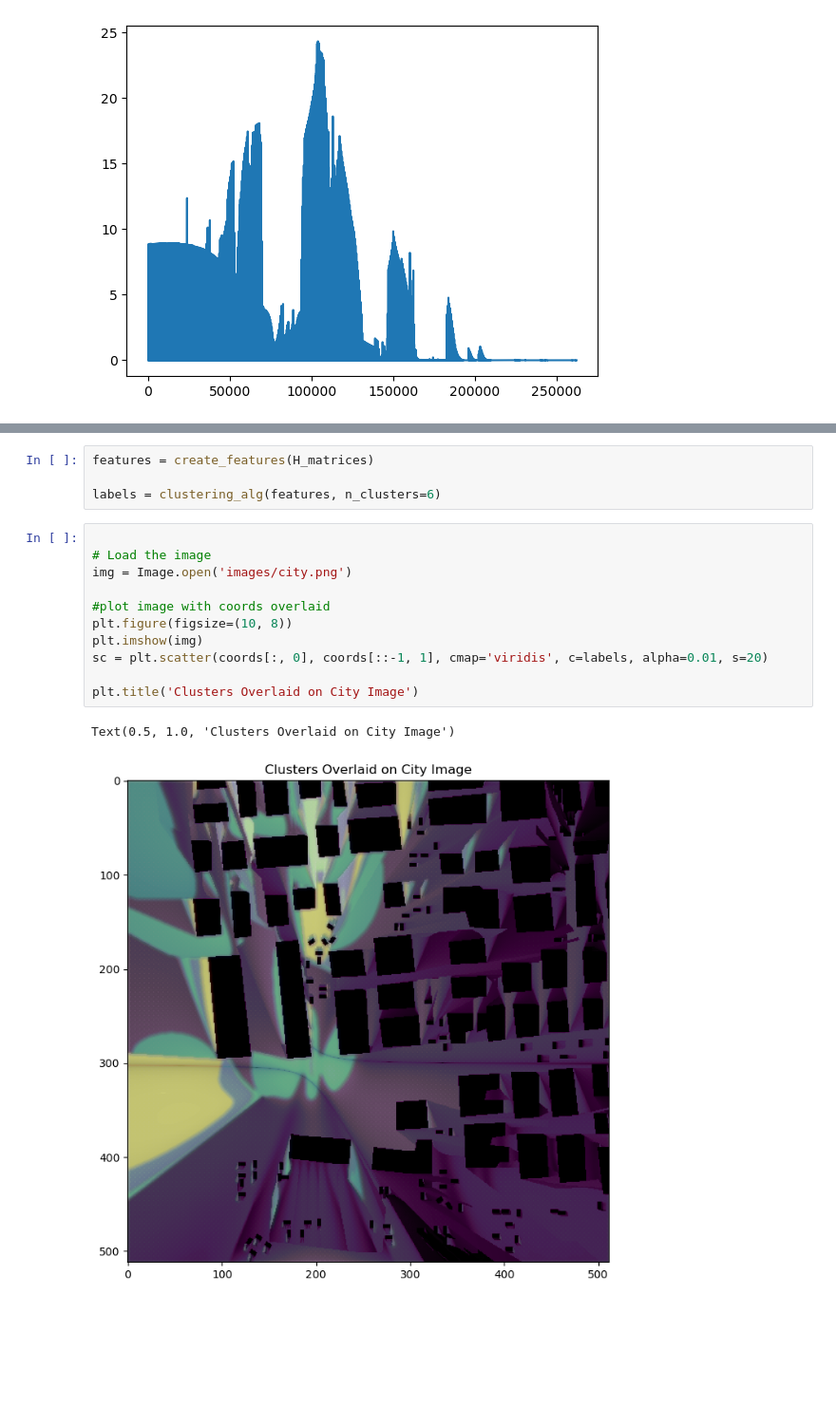
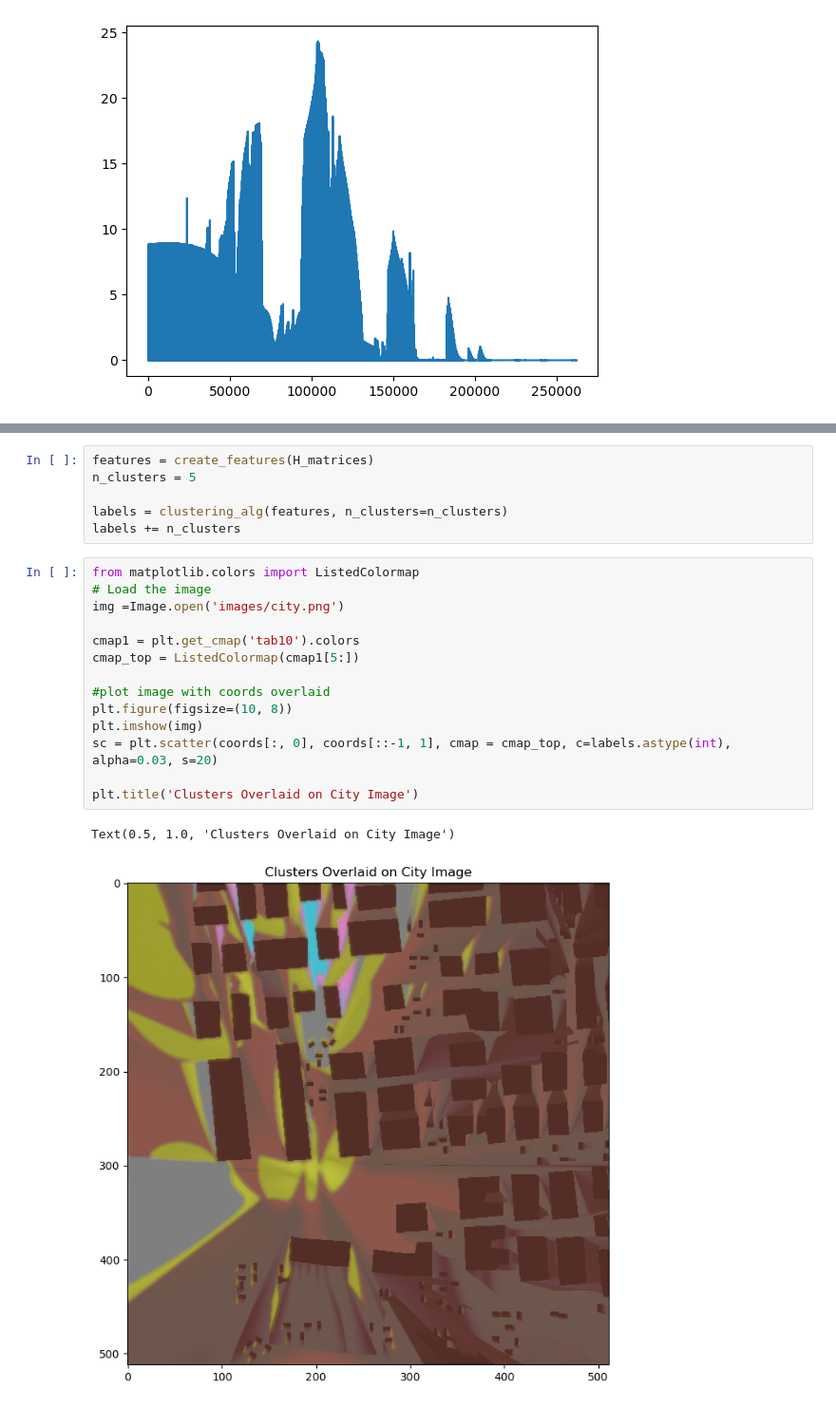
Before and after one commit to bencekaszas/ITT23-MIMO-processing, a Jupyter notebook: clustering.ipynb, the cells around one changed output, grey strips where cells are left out. Shown at 95% size. Cells and saved outputs as stored; diff of their text form; blank space fills up the shorter version.

```diff
--- a/clustering.ipynb
+++ b/clustering.ipynb
@@ -185,21 +208,26 @@ Text(0.5, 1.0, 'Clusters Overlaid on City Image')
 # %%
 features = create_features(H_matrices)
+n_clusters = 5
 
-labels = clustering_alg(features, n_clusters=6)
+labels = clustering_alg(features, n_clusters=n_clusters)
+labels += n_clusters
 # %%
+from matplotlib.colors import ListedColormap
+# Load the image
+img =Image.open('images/city.png')
 
-# Load the image
-img = Image.open('images/city.png')
+cmap1 = plt.get_cmap('tab10').colors
+cmap_top = ListedColormap(cmap1[5:])
 
 #plot image with coords overlaid
 plt.figure(figsize=(10, 8))
 plt.imshow(img)
-sc = plt.scatter(coords[:, 0], coords[::-1, 1], cmap='viridis', c=labels, alpha=0.01, s=20)
+sc = plt.scatter(coords[:, 0], coords[::-1, 1], cmap = cmap_top, c=labels.astype(int), alpha=0.03, s=20)
 
 plt.title('Clusters Overlaid on City Image')
 # %% [output]
 Text(0.5, 1.0, 'Clusters Overlaid on City Image')
-[figure, old version]
+[figure, new version]
 # %%
 sv_data = compute_SV(H_matrices)
 plt.scatter(np.log(1 + sv_data[:, 0]), np.log(1 + sv_data[:, 1]), c = labels)
```
Also changed, not shown: parts of 6 cells of this notebook, 5 other files.
